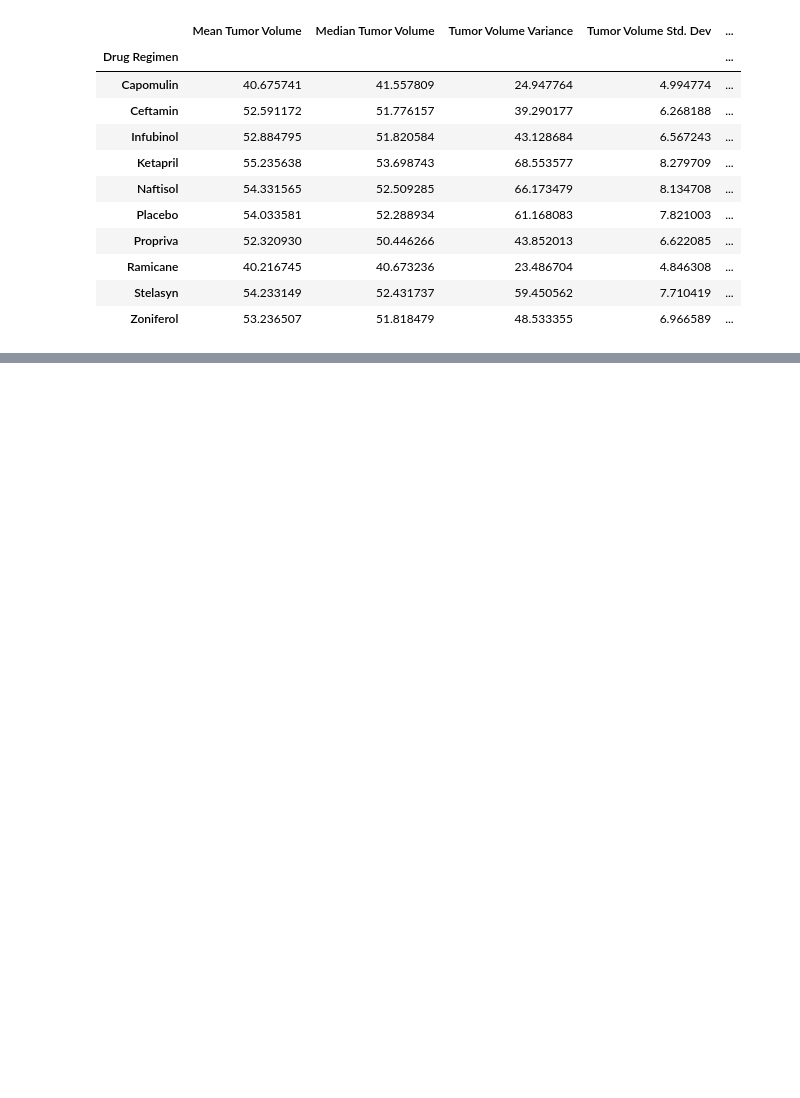
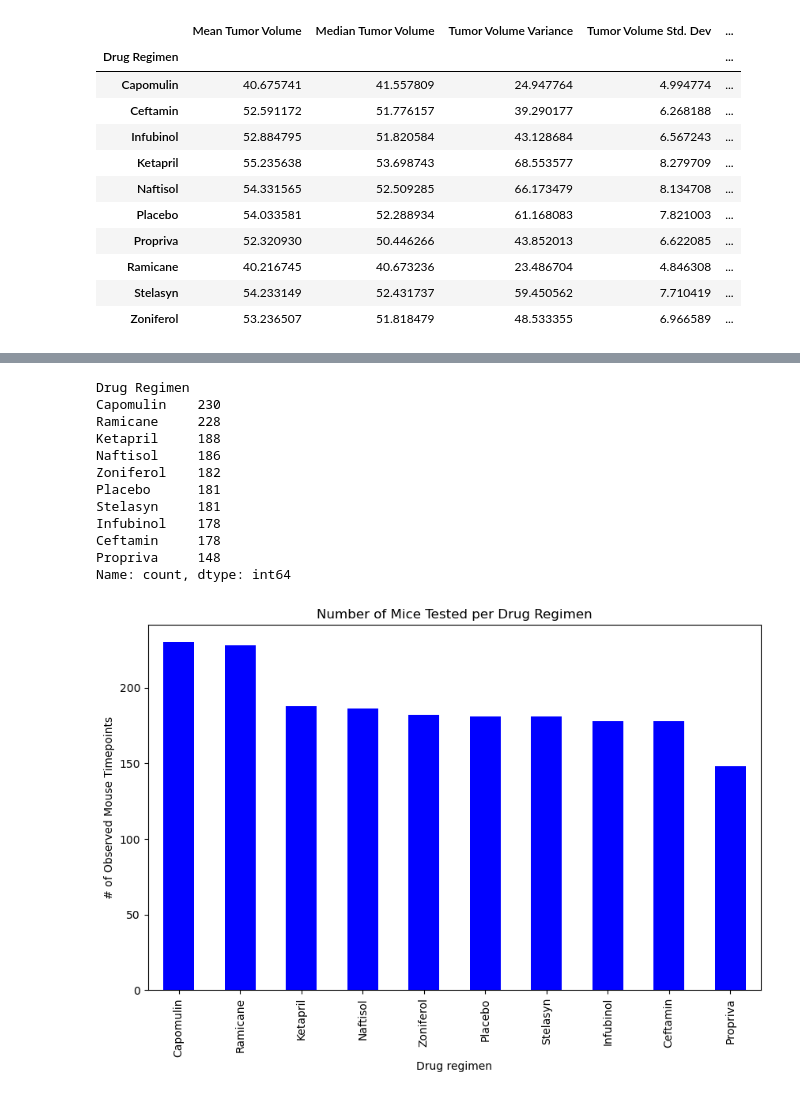
Before and after one commit to meehal0203/Module_5_Pymaceuticals, a Jupyter notebook: Pymaceuticals/Pymaceuticals.ipynb, the cells around one changed output, grey strips where cells are left out. Cells and saved outputs as stored; diff of their text form; code cells hidden in the pictures; blank space fills up the shorter version.

```diff
--- a/Pymaceuticals/Pymaceuticals.ipynb
+++ b/Pymaceuticals/Pymaceuticals.ipynb
@@ -217,0 +181,21 @@ plt.tight_layout()
+# %%
+# Generate a bar plot showing the total number of rows (Mouse ID/Timepoints) for each drug regimen using Pandas.
+dreg_df.plot(kind="bar", facecolor="blue", figsize=(10,6),title = "Number of Mice Tested per Drug Regimen", xlabel ="Drug regimen",
+                    ylabel = "# of Observed Mouse Timepoints")
+
+
+dreg_df
+# %% [output]
+Drug Regimen
+Capomulin    230
+Ramicane     228
+Ketapril     188
+Naftisol     186
+Zoniferol    182
+Placebo      181
+Stelasyn     181
+Infubinol    178
+Ceftamin     178
+Propriva     148
+Name: count, dtype: int64
+[figure, added]
```
Also changed, not shown: parts of 21 cells of this notebook.
